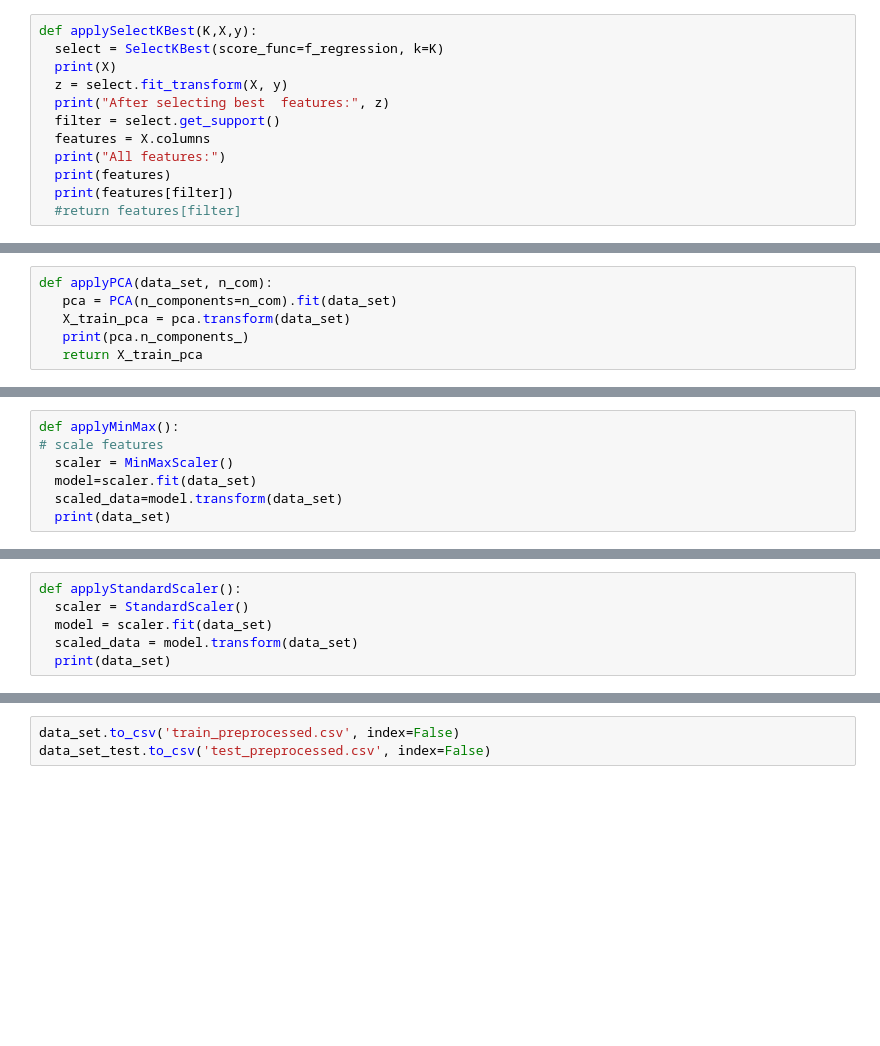
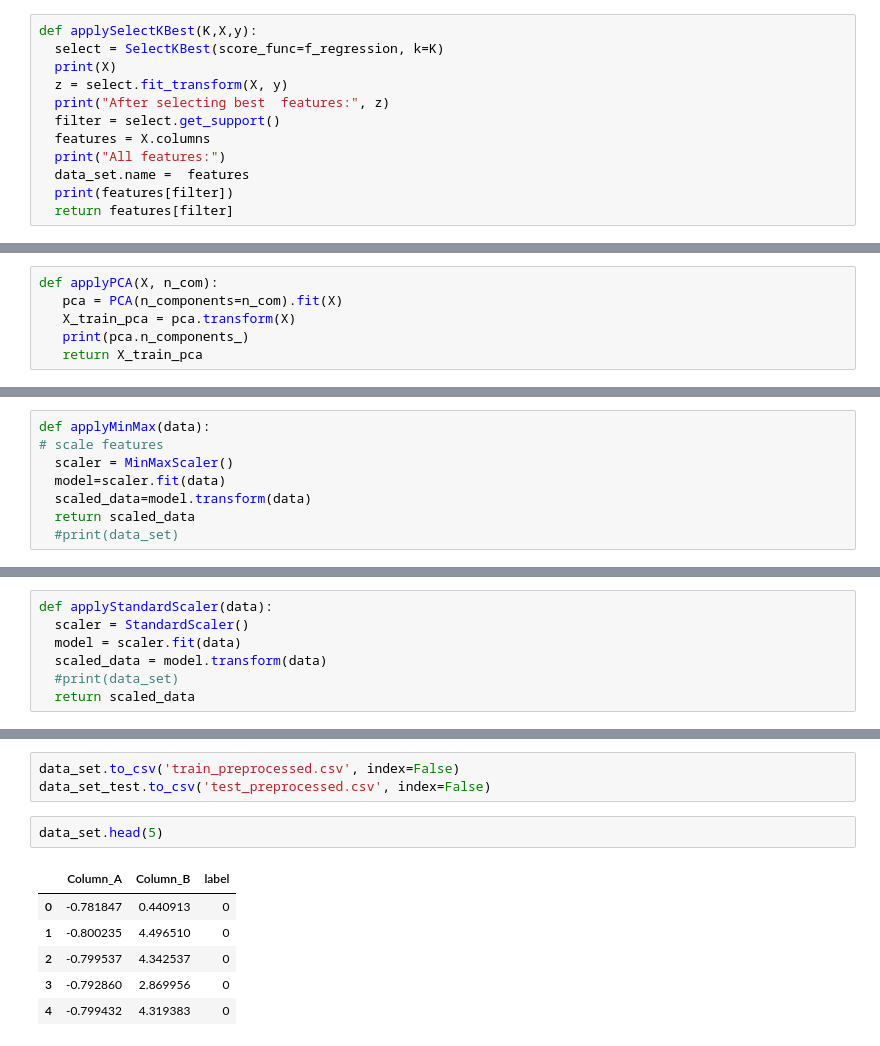
Before and after one commit to divyaKh/CMPE255Project, a Jupyter notebook: 3.Preprocessing/pre_processing.ipynb, the cells around one changed output, grey strips where cells are left out. Cells and saved outputs as stored; diff of their text form; blank space fills up the shorter version.

```diff
--- a/3.Preprocessing/pre_processing.ipynb
+++ b/3.Preprocessing/pre_processing.ipynb
@@ -116,9 +118,9 @@ def applySelectKBest(K,X,y):
   filter = select.get_support()
   features = X.columns
   print("All features:")
-  print(features)
+  data_set.name =  features
   print(features[filter])
-  #return features[filter]
+  return features[filter]
 # %% [markdown]
 ###3.2**Recursive Elimination**
 # %% [markdown]
@@ -168,9 +161,9 @@ def RFE():
 # %% [markdown]
 ###4.1**Functions for applying PCA method**
 # %%
-def applyPCA(data_set, n_com):
-   pca = PCA(n_components=n_com).fit(data_set)
-   X_train_pca = pca.transform(data_set)
+def applyPCA(X, n_com):
+   pca = PCA(n_components=n_com).fit(X)
+   X_train_pca = pca.transform(X)
    print(pca.n_components_)
    return X_train_pca
 # %% [markdown]
@@ -180,22 +173,24 @@ def applyPCA(data_set, n_com):
 # %% [markdown]
 **Function for min max scaling**
 # %%
-def applyMinMax():
+def applyMinMax(data):
 # scale features
   scaler = MinMaxScaler()
-  model=scaler.fit(data_set)
-  scaled_data=model.transform(data_set)
-  print(data_set)
+  model=scaler.fit(data)
+  scaled_data=model.transform(data)
+  return scaled_data
+  #print(data_set)
 # %% [markdown]
 ###5.2**Standard Scaling**
 # %% [markdown]
 **Function for standard scaling**
 # %%
-def applyStandardScaler():
+def applyStandardScaler(data):
   scaler = StandardScaler()
-  model = scaler.fit(data_set)
-  scaled_data = model.transform(data_set)
-  print(data_set)
+  model = scaler.fit(data)
+  scaled_data = model.transform(data)
+  #print(data_set)
+  return scaled_data
 # %% [markdown]
 # Main function
 # %%
@@ -295,3 +322,12 @@ Apply MinMax scaler
 # %%
 data_set.to_csv('train_preprocessed.csv', index=False)
 data_set_test.to_csv('test_preprocessed.csv', index=False)
+# %%
+data_set.head(5)
+# %% [output]
+|  | Column_A | Column_B | label |
+| 0 | -0.781847 | 0.440913 | 0 |
+| 1 | -0.800235 | 4.496510 | 0 |
+| 2 | -0.799537 | 4.342537 | 0 |
+| 3 | -0.792860 | 2.869956 | 0 |
+| 4 | -0.799432 | 4.319383 | 0 |
```
Also changed, not shown: parts of 6 cells of this notebook.
